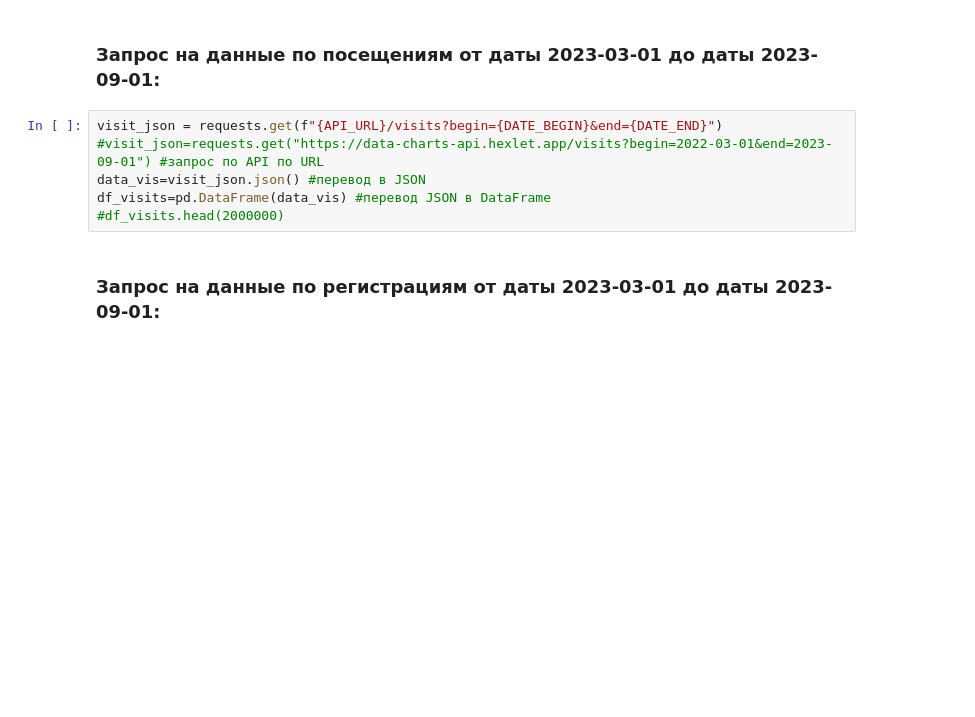
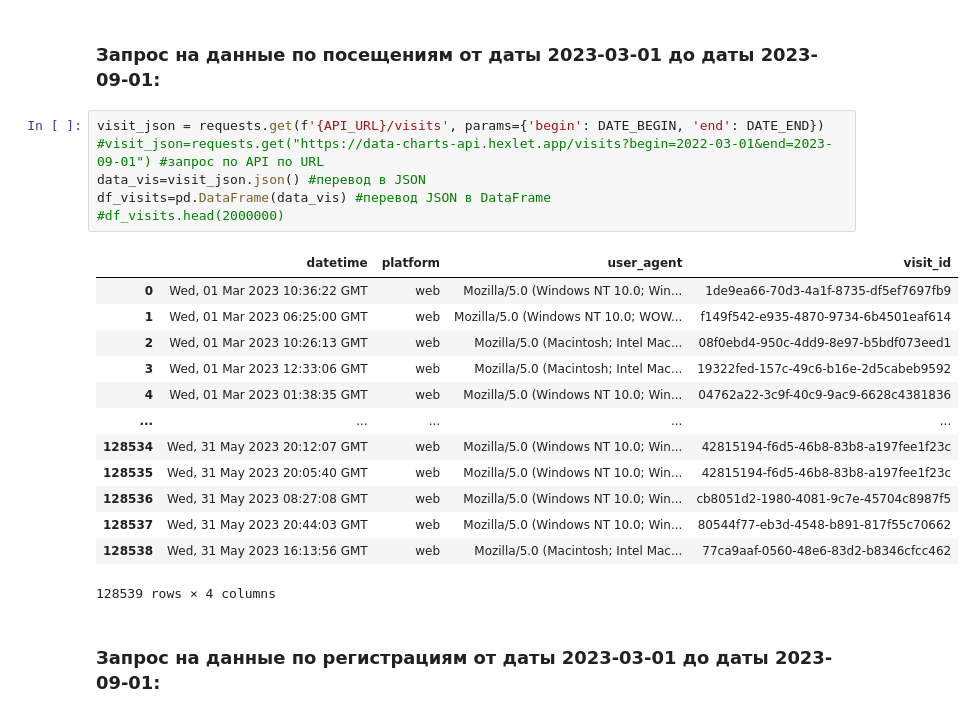
Before and after one commit to mrvdanilov/python-for-data-analysts-project-100, a Jupyter notebook: charts_project.ipynb, the cells around one changed output. Cells and saved outputs as stored; diff of their text form; blank space fills up the shorter version.

```diff
--- a/charts_project.ipynb
+++ b/charts_project.ipynb
@@ -26,11 +34,25 @@ API_URL = os.getenv('API_URL')
 # %% [markdown]
 ### Запрос на данные по посещениям от даты 2023-03-01 до даты 2023-09-01:
 # %%
-visit_json = requests.get(f"{API_URL}/visits?begin={DATE_BEGIN}&end={DATE_END}")
+visit_json = requests.get(f'{API_URL}/visits', params={'begin': DATE_BEGIN, 'end': DATE_END})
 #visit_json=requests.get("https://data-charts-api.hexlet.app/visits?begin=2022-03-01&end=2023-09-01") #запрос по API по URL
 data_vis=visit_json.json() #перевод в JSON
 df_visits=pd.DataFrame(data_vis) #перевод JSON в DataFrame
 #df_visits.head(2000000)
+# %% [output]
+|  | datetime | platform | user_agent | visit_id |
+| 0 | Wed, 01 Mar 2023 10:36:22 GMT | web | Mozilla/5.0 (Windows NT 10.0; Win... | 1de9ea66-70d3-4a1f-8735-df5ef7697fb9 |
+| 1 | Wed, 01 Mar 2023 06:25:00 GMT | web | Mozilla/5.0 (Windows NT 10.0; WOW... | f149f542-e935-4870-9734-6b4501eaf614 |
+| 2 | Wed, 01 Mar 2023 10:26:13 GMT | web | Mozilla/5.0 (Macintosh; Intel Mac... | 08f0ebd4-950c-4dd9-8e97-b5bdf073eed1 |
+| 3 | Wed, 01 Mar 2023 12:33:06 GMT | web | Mozilla/5.0 (Macintosh; Intel Mac... | 19322fed-157c-49c6-b16e-2d5cabeb9592 |
+| 4 | Wed, 01 Mar 2023 01:38:35 GMT | web | Mozilla/5.0 (Windows NT 10.0; Win... | 04762a22-3c9f-40c9-9ac9-6628c4381836 |
+| ... | ... | ... | ... | ... |
+| 128534 | Wed, 31 May 2023 20:12:07 GMT | web | Mozilla/5.0 (Windows NT 10.0; Win... | 42815194-f6d5-46b8-83b8-a197fee1f23c |
+| 128535 | Wed, 31 May 2023 20:05:40 GMT | web | Mozilla/5.0 (Windows NT 10.0; Win... | 42815194-f6d5-46b8-83b8-a197fee1f23c |
+| 128536 | Wed, 31 May 2023 08:27:08 GMT | web | Mozilla/5.0 (Windows NT 10.0; Win... | cb8051d2-1980-4081-9c7e-45704c8987f5 |
+| 128537 | Wed, 31 May 2023 20:44:03 GMT | web | Mozilla/5.0 (Windows NT 10.0; Win... | 80544f77-eb3d-4548-b891-817f55c70662 |
+| 128538 | Wed, 31 May 2023 16:13:56 GMT | web | Mozilla/5.0 (Macintosh; Intel Mac... | 77ca9aaf-0560-48e6-83d2-b8346cfcc462 |
+128539 rows × 4 columns
 # %% [markdown]
 ### Запрос на данные по регистрациям от даты 2023-03-01 до даты 2023-09-01:
 # %%
```
Also changed, not shown: parts of 3 cells of this notebook, 1 other file.
